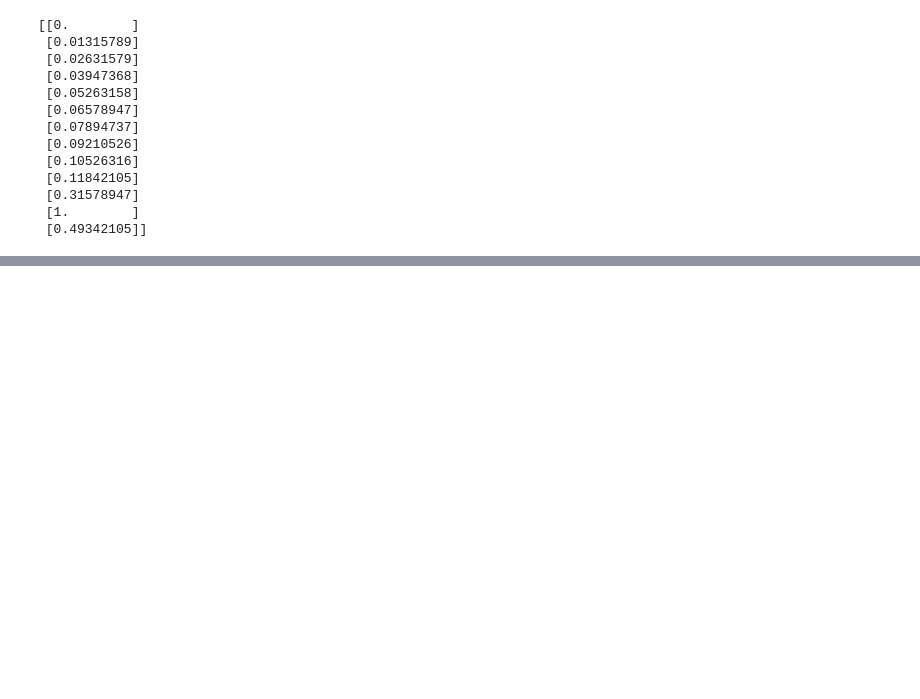
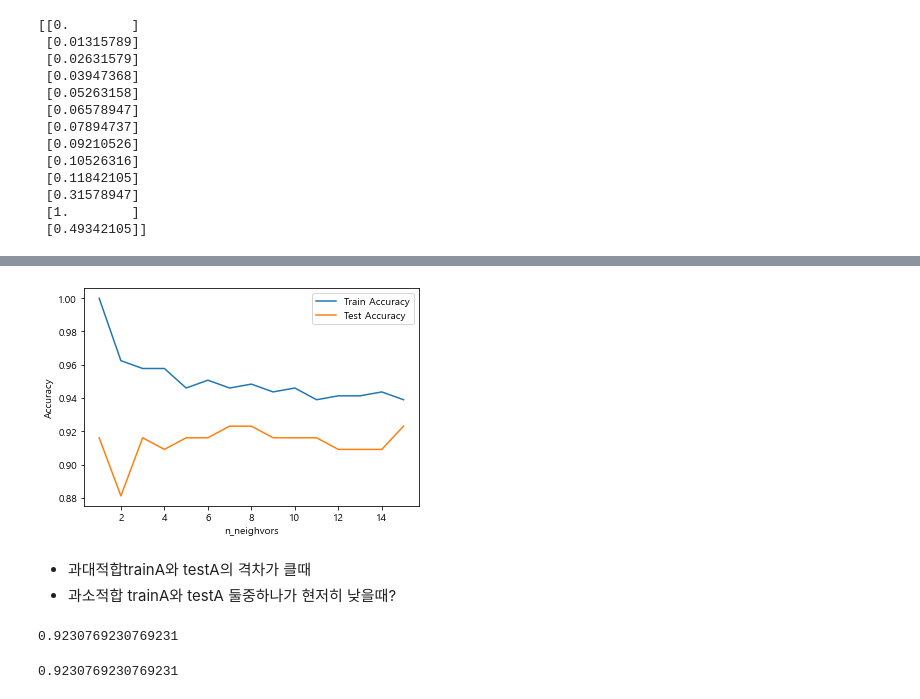
Before and after one commit to eeyeji/MachineLearning, a Jupyter notebook: 2일차/day02.ipynb, the cells around one changed output, grey strips where cells are left out. Cells and saved outputs as stored; diff of their text form; code cells hidden in the pictures; blank space fills up the shorter version.

```diff
--- a/2일차/day02.ipynb
+++ b/2일차/day02.ipynb
@@ -166,0 +186,2 @@ print(scaled_data)
+# %%
+cancer = load_breast_cancer()
@@ -166,0 +208,7 @@ print(scaled_data)
+# %%
+#can = pd.DataFrame(cancer)->cancer의 컬럼들이 1차원이어야 오류 안남
+for i in cancer.keys():
+    try:
+        print(len(cancer[i]))
+    except:
+        print("No")
@@ -166,0 +224,5 @@ print(scaled_data)
+# %%
+data = pd.DataFrame(cancer["data"], columns=cancer["feature_names"])
+target = pd.DataFrame(cancer["target"], columns=["target"])
+can = pd.concat([data,target], axis = 1)
+can.head()
@@ -166,0 +243,3 @@ print(scaled_data)
+# %%
+#                                                                독립변수            종속변수                    이거 추가해주면 그래프가 좀 더 깔끔해짐
+x_train, x_test, y_train, y_test=train_test_split(can[cancer["feature_names"]], can["target"], random_state=0, stratify=cancer.target)
@@ -166,0 +284,38 @@ print(scaled_data)
+# %%
+#학습시키기
+#모델 선언하기
+
+#1.그릇만들기
+train_acc=[]
+test_acc=[]
+
+#2.하이퍼파라미터가 1~15일때 값을 만든 그릇에다가 담겠다.
+for i in tqdm(range(1, 16)):
+    model=KNeighborsClassifier(n_neighbors = i)
+
+    #모델에다가 피팅시켜줌
+    model.fit(x_train, y_train)
+
+    train_acc.append(model.score(x_train, y_train))
+    test_acc.append(model.score(x_test, y_test))
+
+#그래프 출력하기
+plt.plot(range(1, 16), train_acc, label="Train Accuracy")
+plt.plot(range(1, 16), test_acc, label="Test Accuracy")
+plt.ylabel("Accuracy")
+plt.xlabel("n_neighvors")
+plt.legend()
+plt.show()
+# %% [output]
+[figure, added]
+# %% [markdown]
+- 과대적합trainA와 testA의 격차가 클때
+- 과소적합 trainA와 testA 둘중하나가 현저히 낮을때?
+# %%
+test_acc[6]
+# %% [output]
+0.9230769230769231
+# %%
+test_acc[7]
+# %% [output]
+0.9230769230769231
```
Also changed, not shown: parts of 12 cells of this notebook.
